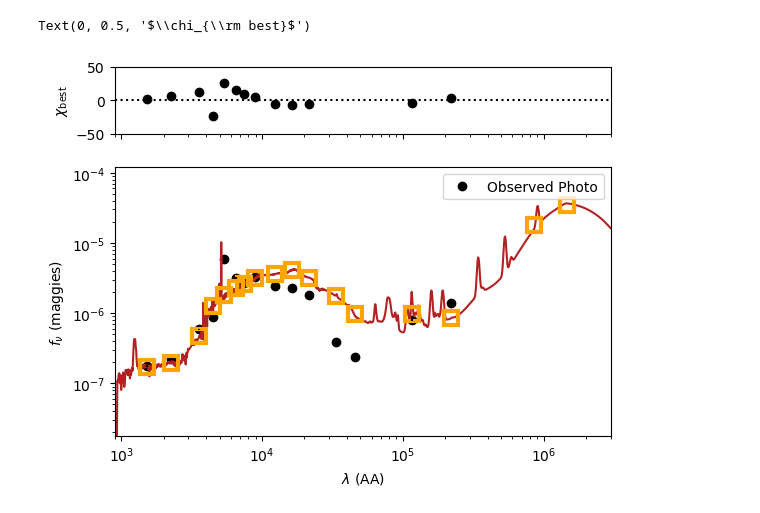
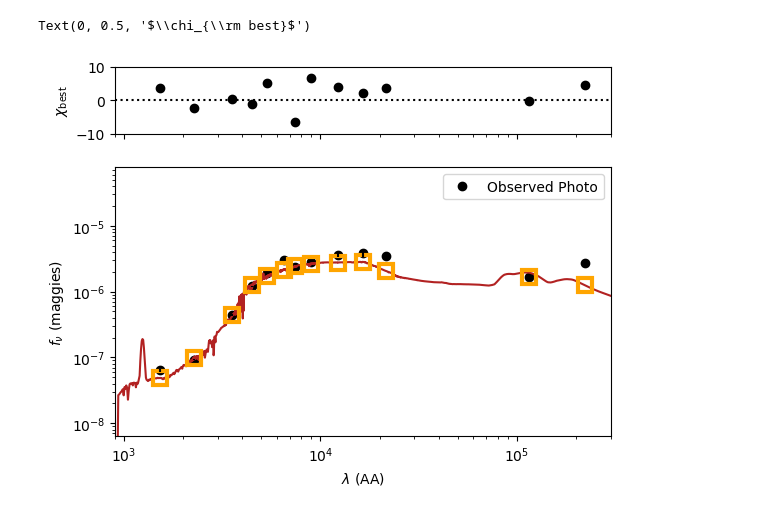
Before and after one commit to gregorycorcoran/Astro-Data, a Jupyter notebook: Visualiser.ipynb, the cells around one changed output. Cells and saved outputs as stored; diff of their text form; code cells hidden in the pictures.

```diff
--- a/Visualiser.ipynb
+++ b/Visualiser.ipynb
@@ -18,9 +19,12 @@ from multiprocessing import Pool
 # %%
 from prospect.io import read_results as reader
-hfile = "./allinone_UGC9379.h5"
+#hfile = "./quickstart_emcee_NVSSJ09_24Apr21-07.24.h5"
+#hfile = "./quickstart_emcee_mcmc16.h5"
+#hfile='./quickstart_emcee_NVSSJ09_2.h5'
+hfile='./quickstart_emcee_MCG06_2.h5'
 out, out_obs, out_model = reader.results_from(hfile)
 # %%
 results_type = "emcee"
-result, obs, _ = reader.results_from("./allinone_UGC9379.h5".format(results_type), dangerous=False)
+result, obs, _ = reader.results_from(hfile.format(results_type), dangerous=False)
 # %%
 print(len(result['lnprobability']))
@@ -95,30 +92,31 @@ WARNING:root:Too few points to create valid contours
 # %%
 sfig, saxes = plt.subplots(2, 1, gridspec_kw=dict(height_ratios=[1, 4]), sharex=True)
+mask=np.array([True,True,True,True,True,True,True,True,True,True,True,False,False,True,True,True,True,True,True])
 ax = saxes[1]
+mask=result['obs']['phot_mask']
 pwave = np.array([f.wave_effective for f in out_obs["filters"]])
 # plot the data
-ax.plot(pwave, out_obs["maggies"], linestyle="", marker="o", color="k",label='Observed Photo')
+ax.plot(pwave[mask], out_obs["maggies"][mask], linestyle="", marker="o", color="k",label='Observed Photo')
 #ax.plot(obs['wavelength'],obs['spectrum']*obs['wavelength'])
-ax.errorbar(pwave,  out_obs["maggies"], out_obs["maggies_unc"], linestyle="", color="k", zorder=10)
+ax.errorbar(pwave[mask],  out_obs["maggies"][mask], out_obs["maggies_unc"][mask], linestyle="", color="k", zorder=10)
 ax.set_ylabel(r"$f_\nu$ (maggies)")
 ax.set_xlabel(r"$\lambda$ (AA)")
-ax.set_xlim(9e2, 3e6)
+ax.set_xlim(9e2, 3e5)
 ax.set_ylim(np.nanmin(out_obs["maggies"]) * 0.1, np.nanmax(out_obs["maggies"]) * 20)
 ax.set_yscale("log")
 ax.set_xscale("log")
 ax.legend()
 
 # get the best-fit SED
 bsed = out["bestfit"]
 ax.plot(bsed["restframe_wavelengths"] * (1+out_obs["redshift"]), bsed["spectrum"], color="firebrick", label="MAP sample")
-ax.plot(pwave, bsed["photometry"], linestyle="", marker="s", markersize=10, mec="orange", mew=3, mfc="none")
-
+ax.plot(pwave[mask], bsed["photometry"][mask], linestyle="", marker="s", markersize=10, mec="orange", mew=3, mfc="none")
 ax = saxes[0]
 chi = (out_obs["maggies"] - bsed["photometry"]) / out_obs["maggies_unc"]
-ax.plot(pwave, chi, linestyle="", marker="o", color="k")
+ax.plot(pwave[mask], chi[mask], linestyle="", marker="o", color="k")
 ax.axhline(0, color="k", linestyle=":")
-ax.set_ylim(-50, 50)
+ax.set_ylim(-10, 10)
 ax.set_ylabel(r"$\chi_{\rm best}$")
 # %% [output]
 Text(0, 0.5, '$\\chi_{\\rm best}$')
-[figure, old version]
+[figure, new version]
```
Also changed, not shown: parts of 8 cells of this notebook, 21 other files.
